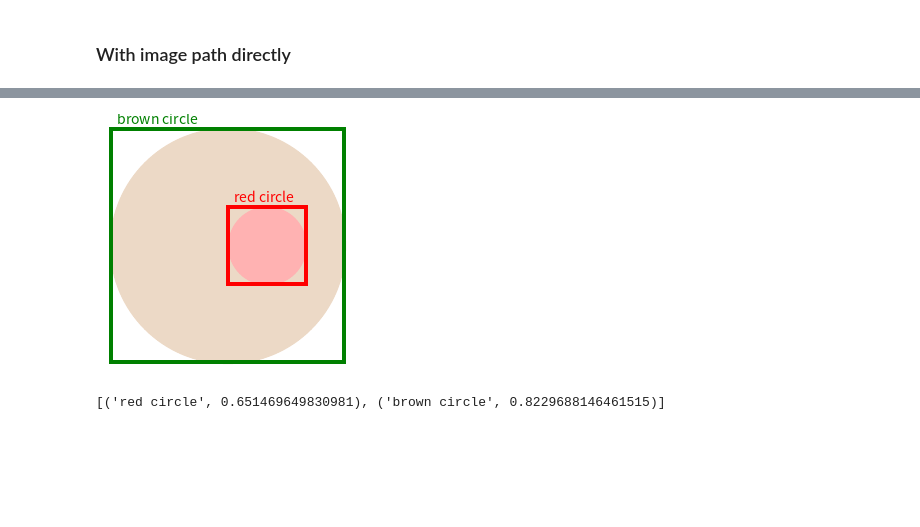
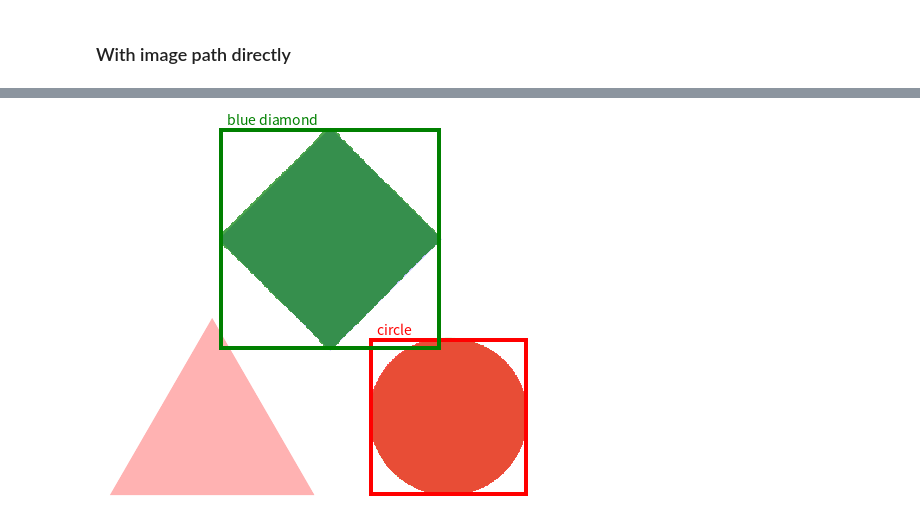
Before and after one commit to IV2C/VIFagent, a Jupyter notebook: notebooks/protos/segmentation.ipynb, the cells around one changed output, grey strips where cells are left out. Drawn from its saved outputs; the diff is of its cells as text; code cells hidden in the pictures; blank space fills up the shorter version.

```diff
--- a/notebooks/protos/segmentation.ipynb
+++ b/notebooks/protos/segmentation.ipynb
@@ -65,15 +36,17 @@ with open("tests/resources/seg/rgbp_stc.pickle","wb") as square_blurple_file:
 # %% [markdown]
 ### With image path directly
 # %%
-colnodes = Image.open("tests/resources/seg/centered_circles_neg.png")
+stc = Image.open("tests/resources/seg/stc_rgb_rotc.png")
 # %%
-colnode_seg = get_segmentation_masks(
-    colnodes,
+stc_seg = get_segmentation_masks(
+    stc,
     gclient,
     [
-        "brown circle",
-        "red circle",
+        "circle",
+        "blue diamond",
     ],
     visual_model,
+    enable_logprob=False
 )[0]
+print(stc_seg)
 # %% [output]
@@ -97,4 +54,4 @@ colnode_seg = get_segmentation_masks(
 # %%
-plot_segmentation_masks(colnodes,colnode_seg)
+plot_segmentation_masks(stc,stc_seg)
 # %% [output]
-[figure, old version]
+[figure, new version]
@@ -101,7 +60,5 @@ plot_segmentation_masks(colnodes,colnode_seg)
 # %%
 [(colnode_se.label,colnode_se.box_prob) for colnode_se in colnode_seg]
-# %% [output]
-[('red circle', 0.651469649830981), ('brown circle', 0.8229688146461515)]
 # %%
 import numpy as np
 im_ar = [Image.fromarray(colnode_se.mask) for colnode_se in colnode_seg]
```
Also changed, not shown: parts of 15 cells of this notebook, 8 other files.
